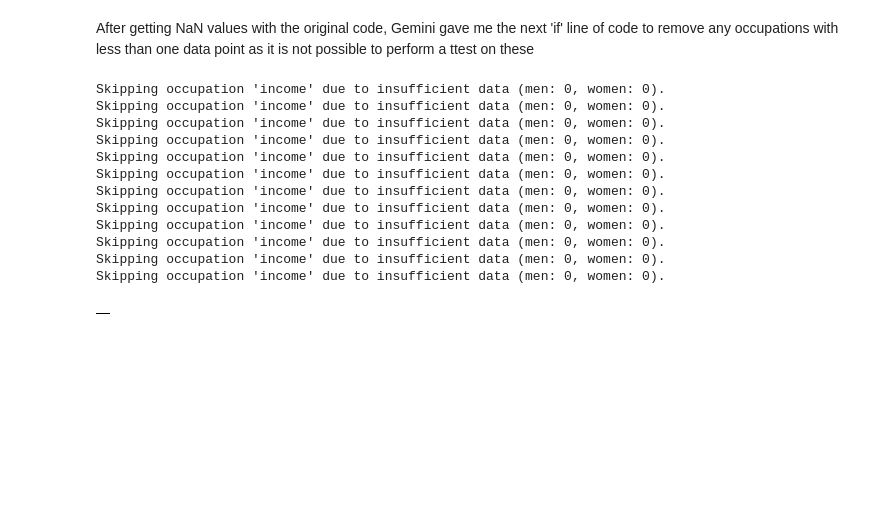
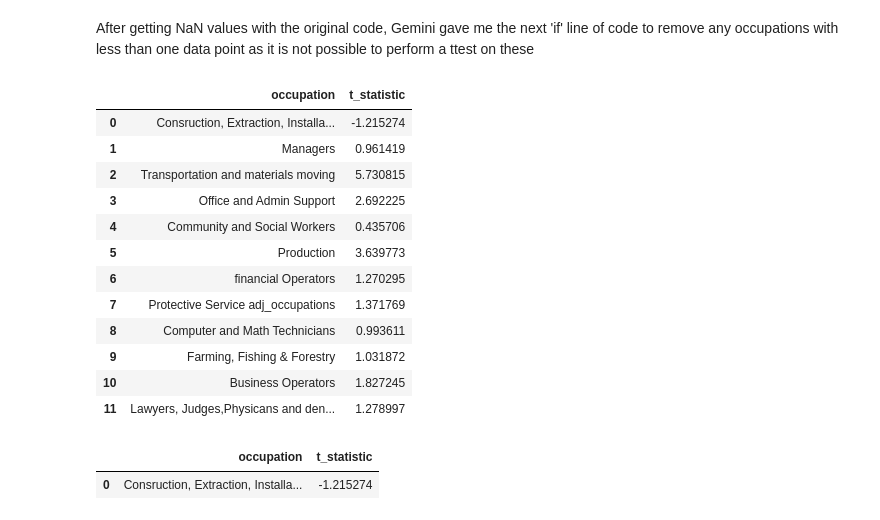
Before and after one commit to rebeccarlredmayne-cmd/QM2, a Jupyter notebook: NEW_W6_Hypothesis_Testing.ipynb, the cells around one changed output. Saved outputs shown, nothing was run; the diff lists cells and outputs as text; code cells hidden in the pictures; blank space fills up the shorter version.

```diff
--- a/NEW_W6_Hypothesis_Testing.ipynb
+++ b/NEW_W6_Hypothesis_Testing.ipynb
@@ -441,45 +441,47 @@ After getting NaN values with the original code, Gemini gave me the next 'if' li
 # %%
 t_stats_by_occupation = []
 
-for occupation in occupations_without_unknown:
+for occ in occupations_without_unknown['occupation'].unique():
     men_income_occ = df[(df['occupation'] == occ) & (df['sex'] == 1) & (df['race']==2)]['income']
     women_income_occ = df[(df['occupation'] == occ) & (df['sex'] == 2)& (df['race']==1)]['income']
 
     # Check if there are enough samples and variability to perform a t-test
     if len(men_income_occ) > 1 and len(women_income_occ) > 1:
         # Temporarily call manual_ttest to get the components to check sed
         desc1, desc2 = men_income_occ.describe(), women_income_occ.describe()
         n1, std1, mean1 = desc1['count'], desc1['std'], desc1['mean']
         n2, std2, mean2 = desc2['count'], desc2['std'], desc2['mean']
 
         se1, se2 = std1**2 / n1, std2**2 / n2
         sed = np.sqrt(se1 + se2)
 
         # Check if sed is zero before calculating t_stat
         if sed > 0:
             t_stat = (mean1 - mean2) / sed
-            t_stats_by_occupation.append({'occupation': occ, 't_statistic': abs(t_stat)})
+            t_stats_by_occupation.append({'occupation': occ, 't_statistic': t_stat})
         else:
             print(f"Skipping occupation '{occ}' due to zero standard error of difference (sed=0).")
     else:
         print(f"Skipping occupation '{occ}' due to insufficient data (men: {len(men_income_occ)}, women: {len(women_income_occ)}).")
 
 # Convert to DataFrame for easier analysis
 t_stats_df = pd.DataFrame(t_stats_by_occupation)
 # %% [output]
-Skipping occupation 'income' due to insufficient data (men: 0, women: 0).
-Skipping occupation 'income' due to insufficient data (men: 0, women: 0).
-Skipping occupation 'income' due to insufficient data (men: 0, women: 0).
-Skipping occupation 'income' due to insufficient data (men: 0, women: 0).
-Skipping occupation 'income' due to insufficient data (men: 0, women: 0).
-Skipping occupation 'income' due to insufficient data (men: 0, women: 0).
-Skipping occupation 'income' due to insufficient data (men: 0, women: 0).
-Skipping occupation 'income' due to insufficient data (men: 0, women: 0).
-Skipping occupation 'income' due to insufficient data (men: 0, women: 0).
-Skipping occupation 'income' due to insufficient data (men: 0, women: 0).
-Skipping occupation 'income' due to insufficient data (men: 0, women: 0).
-Skipping occupation 'income' due to insufficient data (men: 0, women: 0).
+|  | occupation | t_statistic |
+| 0 | Consruction, Extraction, Installa... | -1.215274 |
+| 1 | Managers | 0.961419 |
+| 2 | Transportation and materials moving | 5.730815 |
+| 3 | Office and Admin Support | 2.692225 |
+| 4 | Community and Social Workers | 0.435706 |
+| 5 | Production | 3.639773 |
+| 6 | financial Operators | 1.270295 |
+| 7 | Protective Service adj_occupations | 1.371769 |
+| 8 | Computer and Math Technicians | 0.993611 |
+| 9 | Farming, Fishing & Forestry | 1.031872 |
+| 10 | Business Operators | 1.827245 |
+| 11 | Lawyers, Judges,Physicans and den... | 1.278997 |
-# %%
-t_stats_df.head()
-# %% [output]
-|  |
+# %%
+t_stats_df.sort_values(by='t_statistic', ascending=True).head(1)
+# %% [output]
+|  | occupation | t_statistic |
+| 0 | Consruction, Extraction, Installa... | -1.215274 |
```
